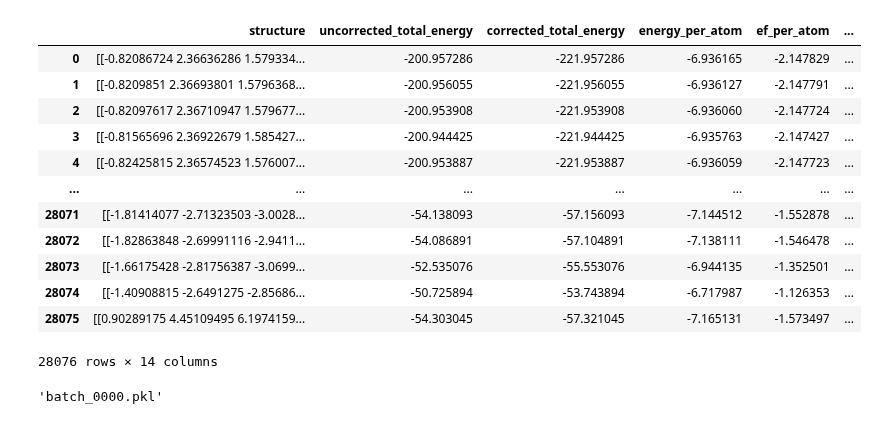
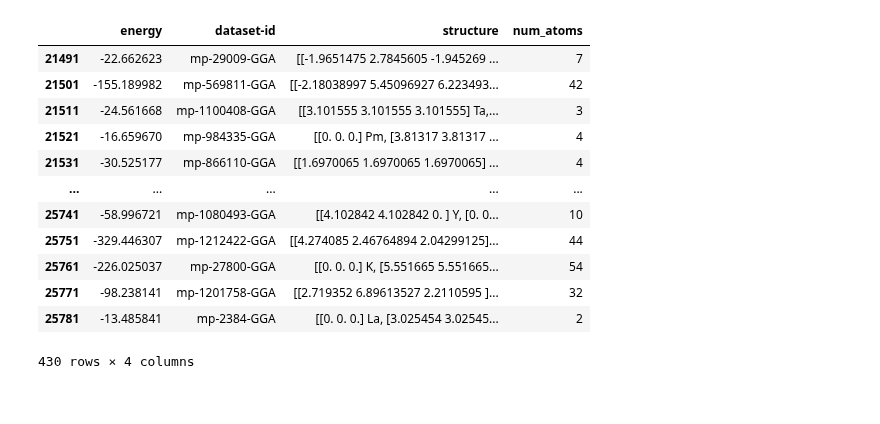
Before and after one commit to nicholas-miklaucic/facet, a Jupyter notebook: notebooks/knn.ipynb, the cells around one changed output. Cells and saved outputs as stored; diff of their text form; code cells hidden in the pictures.

```diff
--- a/notebooks/knn.ipynb
+++ b/notebooks/knn.ipynb
@@ -9,19 +16,19 @@ import rho_plus as rp
 is_dark = False
 theme, cs = rp.mpl_setup(is_dark)
 # %%
-df = pd.read_pickle('~/cdv/precomputed/mptrj/raw/batch_0000.pkl')
+df = pd.read_pickle('~/cdv/precomputed/mp2022/raw/batch_0005.pkl').iloc[1::10]
 df
 # %% [output]
-|  | structure | uncorrected_total_energy | corrected_total_energy | energy_per_atom | ef_per_atom | ... |
-| 0 | [[-0.82086724 2.36636286 1.579334... | -200.957286 | -221.957286 | -6.936165 | -2.147829 | ... |
-| 1 | [[-0.8209851 2.36693801 1.5796368... | -200.956055 | -221.956055 | -6.936127 | -2.147791 | ... |
-| 2 | [[-0.82097617 2.36710947 1.579677... | -200.953908 | -221.953908 | -6.936060 | -2.147724 | ... |
-| 3 | [[-0.81565696 2.36922679 1.585427... | -200.944425 | -221.944425 | -6.935763 | -2.147427 | ... |
-| 4 | [[-0.82425815 2.36574523 1.576007... | -200.953887 | -221.953887 | -6.936059 | -2.147723 | ... |
-| ... | ... | ... | ... | ... | ... | ... |
-| 28071 | [[-1.81414077 -2.71323503 -3.0028... | -54.138093 | -57.156093 | -7.144512 | -1.552878 | ... |
-| 28072 | [[-1.82863848 -2.69991116 -2.9411... | -54.086891 | -57.104891 | -7.138111 | -1.546478 | ... |
-| 28073 | [[-1.66175428 -2.81756387 -3.0699... | -52.535076 | -55.553076 | -6.944135 | -1.352501 | ... |
-| 28074 | [[-1.40908815 -2.6491275 -2.85686... | -50.725894 | -53.743894 | -6.717987 | -1.126353 | ... |
-| 28075 | [[0.90289175 4.45109495 6.1974159... | -54.303045 | -57.321045 | -7.165131 | -1.573497 | ... |
+|  | energy | dataset-id | structure | num_atoms |
+| 21491 | -22.662623 | mp-29009-GGA | [[-1.9651475 2.7845605 -1.945269 ... | 7 |
+| 21501 | -155.189982 | mp-569811-GGA | [[-2.18038997 5.45096927 6.223493... | 42 |
+| 21511 | -24.561668 | mp-1100408-GGA | [[3.101555 3.101555 3.101555] Ta,... | 3 |
+| 21521 | -16.659670 | mp-984335-GGA | [[0. 0. 0.] Pm, [3.81317 3.81317 ... | 4 |
+| 21531 | -30.525177 | mp-866110-GGA | [[1.6970065 1.6970065 1.6970065] ... | 4 |
+| ... | ... | ... | ... | ... |
+| 25741 | -58.996721 | mp-1080493-GGA | [[4.102842 4.102842 0. ] Y, [0. 0... | 10 |
+| 25751 | -329.446307 | mp-1212422-GGA | [[4.274085 2.46764894 2.04299125]... | 44 |
+| 25761 | -226.025037 | mp-27800-GGA | [[0. 0. 0.] K, [5.551665 5.551665... | 54 |
+| 25771 | -98.238141 | mp-1201758-GGA | [[2.719352 6.89613527 2.2110595 ]... | 32 |
+| 25781 | -13.485841 | mp-2384-GGA | [[0. 0. 0.] La, [3.025454 3.02545... | 2 |
-28076 rows × 14 columns
+430 rows × 4 columns
@@ -61,5 +34,0 @@ with open('knns/batch_0000.pkl', 'wb') as out:
-# %%
-from pathlib import Path
-Path('~/cdv/precomputed/mptrj/raw/batch_0000.pkl').name
-# %% [output]
-'batch_0000.pkl'
```
Also changed, not shown: parts of 21 cells of this notebook, 22 other files.
